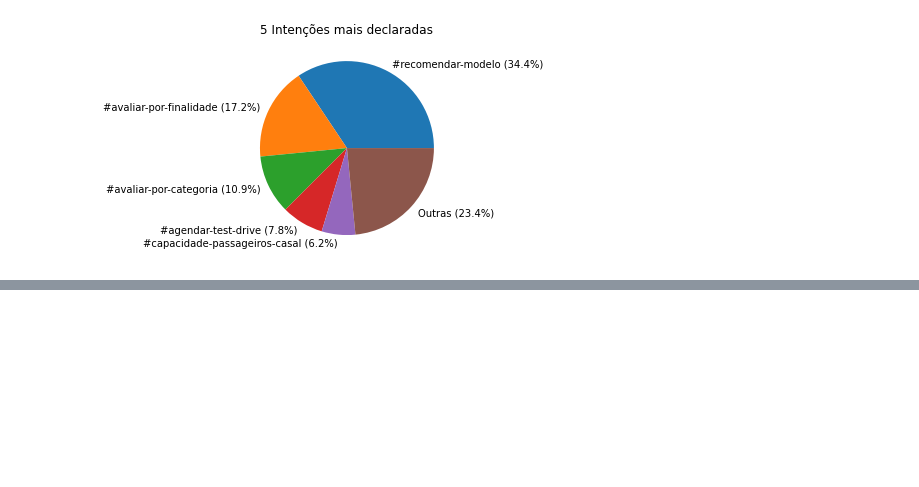
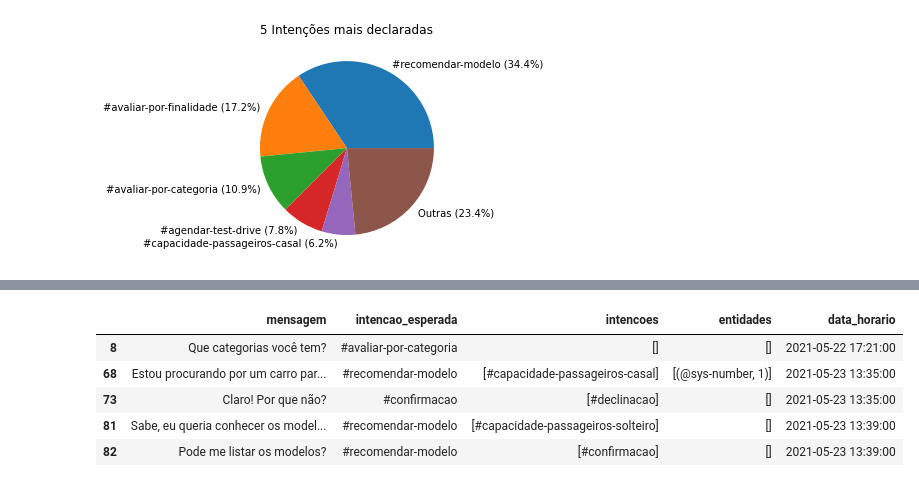
Before and after one commit to RafaelSchubert/furb-data-science-chatbot, a Jupyter notebook: analise/analise-desempenho.ipynb, the cells around one changed output, grey strips where cells are left out. Cells and saved outputs as stored; diff of their text form; code cells hidden in the pictures; blank space fills up the shorter version.

```diff
--- a/analise/analise-desempenho.ipynb
+++ b/analise/analise-desempenho.ipynb
@@ -331,0 +355,23 @@ plt.show()
+# %%
+def checar_intencao_mensagem_incorreta(linha: pd.Series) -> bool:
+    if not linha['intencao_esperada']:
+        return False
+    if not linha['intencoes']:
+        return True
+    return linha['intencoes'][0] != linha['intencao_esperada']
+
+filtro_intencao_incorreta = df_mensagens[['intencao_esperada', 'intencoes']].apply(
+    checar_intencao_mensagem_incorreta,
+    axis=1
+)
+
+df_mensagens_intencao_incorreta = df_mensagens[filtro_intencao_incorreta]
+
+df_mensagens_intencao_incorreta.head()
+# %% [output]
+|  | mensagem | intencao_esperada | intencoes | entidades | data_horario |
+| 8 | Que categorias você tem? | #avaliar-por-categoria | [] | [] | 2021-05-22 17:21:00 |
+| 68 | Estou procurando por um carro par... | #recomendar-modelo | [#capacidade-passageiros-casal] | [(@sys-number, 1)] | 2021-05-23 13:35:00 |
+| 73 | Claro! Por que não? | #confirmacao | [#declinacao] | [] | 2021-05-23 13:35:00 |
+| 81 | Sabe, eu queria conhecer os model... | #recomendar-modelo | [#capacidade-passageiros-solteiro] | [] | 2021-05-23 13:39:00 |
+| 82 | Pode me listar os modelos? | #recomendar-modelo | [#confirmacao] | [] | 2021-05-23 13:39:00 |
```
Also changed, not shown: parts of 10 cells of this notebook.
